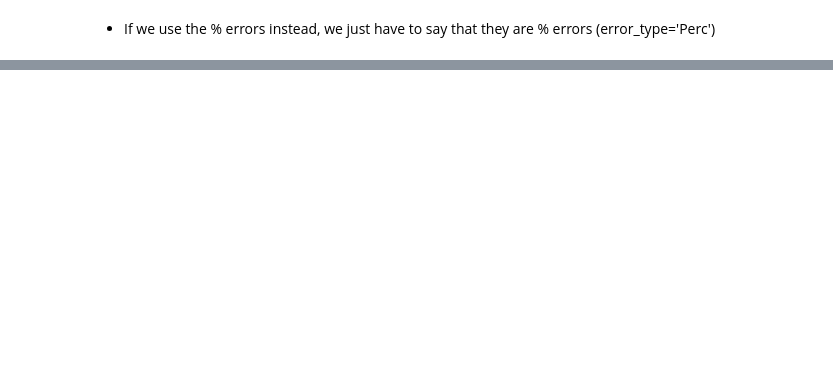
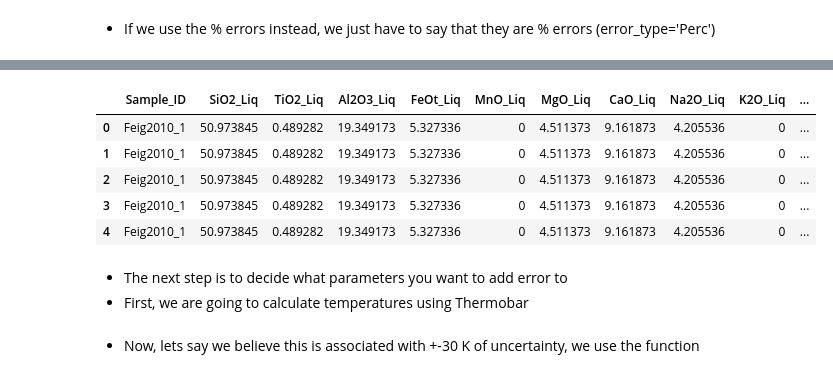
Before and after one commit to PennyWieser/PySulfSat, a Jupyter notebook: docs/Examples/Monte_Carlo_Simulations/Propagating_error.ipynb, the cells around one changed output, grey strips where cells are left out. Saved outputs shown, nothing was run; the diff lists cells and outputs as text; code cells hidden in the pictures; blank space fills up the shorter version.

```diff
--- a/docs/Examples/Monte_Carlo_Simulations/Propagating_error.ipynb
+++ b/docs/Examples/Monte_Carlo_Simulations/Propagating_error.ipynb
@@ -157,12 +142,0 @@ array([[2.62175073e+00, 5.89600195e+00, 1.33652031e+01, 5.09353320e+01,
-# %%
-Fe3Fet=df1['Fe3Fet_Liq']
-Fe3Fet_err=ss.add_noise_series(var=Fe3Fet, error_var=0.01, error_type="Abs", error_dist="normal", N_dup=3)
-Fe3Fet_err
-# %%
-# Load your original dataframes
-df1 = pd.read_excel('Noise_example.xlsx', sheet_name='var')
-df1_nostrings=df1.select_dtypes(exclude=['object'])
-df2= pd.read_excel('Noise_example.xlsx', sheet_name='err')
-df2_nostrings=df1.select_dtypes(exclude=['object'])
-df2.columns = [col[:-4] if col.endswith('_Err') else col for col in df2.columns]
-df2 = df2[df1.columns]  # Reorder the columns to match df1
@@ -230,6 +142,0 @@ df_combined
-# %%
-Fe3Fet_var=ss.add_noise_series(var=Fe3Fet, error_var=0.01, error_type="Abs", error_dist="normal", N_dup=1000)
-# %%
-noise_Fe3Fet=ss.add_noise_1var(var=Fe3Fet, error_var=0.01, error_type='Abs', error_dist='normal', N_dup=10)
-#plt.hist(noise_Fe3Fet, bins=100);
-noise_Fe3Fet
@@ -235,0 +147,15 @@ noise_Fe3Fet
+# %%
+# Here we duplicate each row in df1 5000 times
+N_dups=5000
+Dupdf=ss.duplicate_dataframe(df=df1, N_dup=N_dups)
+Dupdf.head()
+# %% [output]
+|  | Sample_ID | SiO2_Liq | TiO2_Liq | Al2O3_Liq | FeOt_Liq | MnO_Liq | MgO_Liq | CaO_Liq | Na2O_Liq | K2O_Liq | ... |
+| 0 | Feig2010_1 | 50.973845 | 0.489282 | 19.349173 | 5.327336 | 0 | 4.511373 | 9.161873 | 4.205536 | 0 | ... |
+| 1 | Feig2010_1 | 50.973845 | 0.489282 | 19.349173 | 5.327336 | 0 | 4.511373 | 9.161873 | 4.205536 | 0 | ... |
+| 2 | Feig2010_1 | 50.973845 | 0.489282 | 19.349173 | 5.327336 | 0 | 4.511373 | 9.161873 | 4.205536 | 0 | ... |
+| 3 | Feig2010_1 | 50.973845 | 0.489282 | 19.349173 | 5.327336 | 0 | 4.511373 | 9.161873 | 4.205536 | 0 | ... |
+| 4 | Feig2010_1 | 50.973845 | 0.489282 | 19.349173 | 5.327336 | 0 | 4.511373 | 9.161873 | 4.205536 | 0 | ... |
+# %% [markdown]
+- The next step is to decide what parameters you want to add error to
+- First, we are going to calculate temperatures using Thermobar
@@ -235,0 +165,2 @@ noise_Fe3Fet
+# %% [markdown]
+- Now, lets say we believe this is associated with +-30 K of uncertainty, we use the function
```
Also changed, not shown: parts of 33 cells of this notebook, 4 other files.
